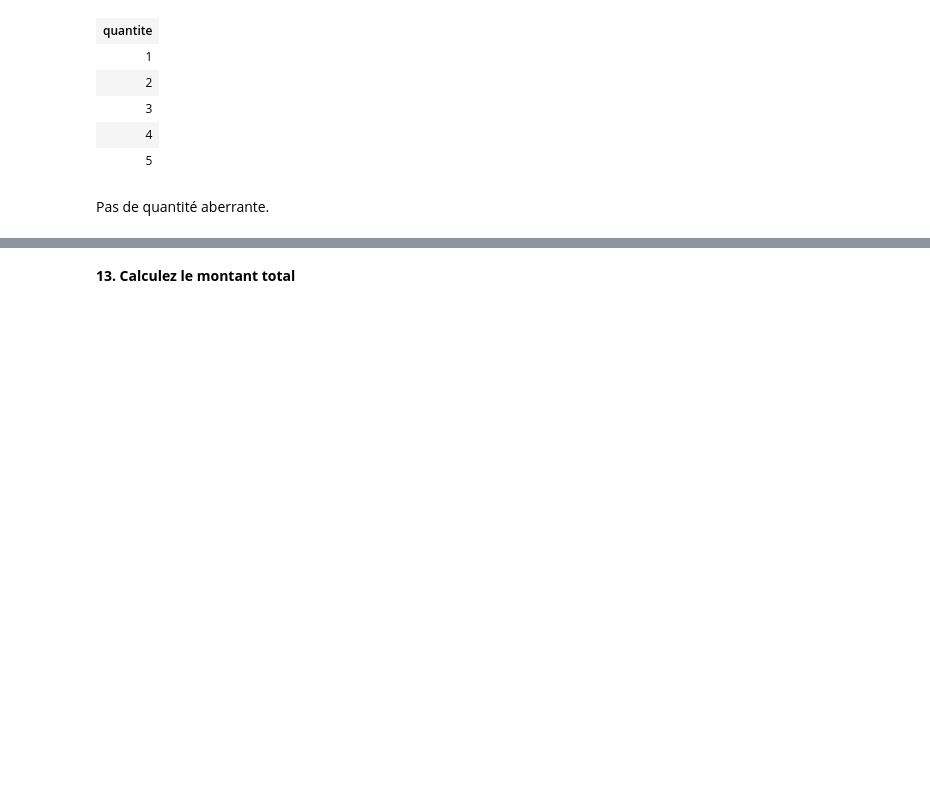
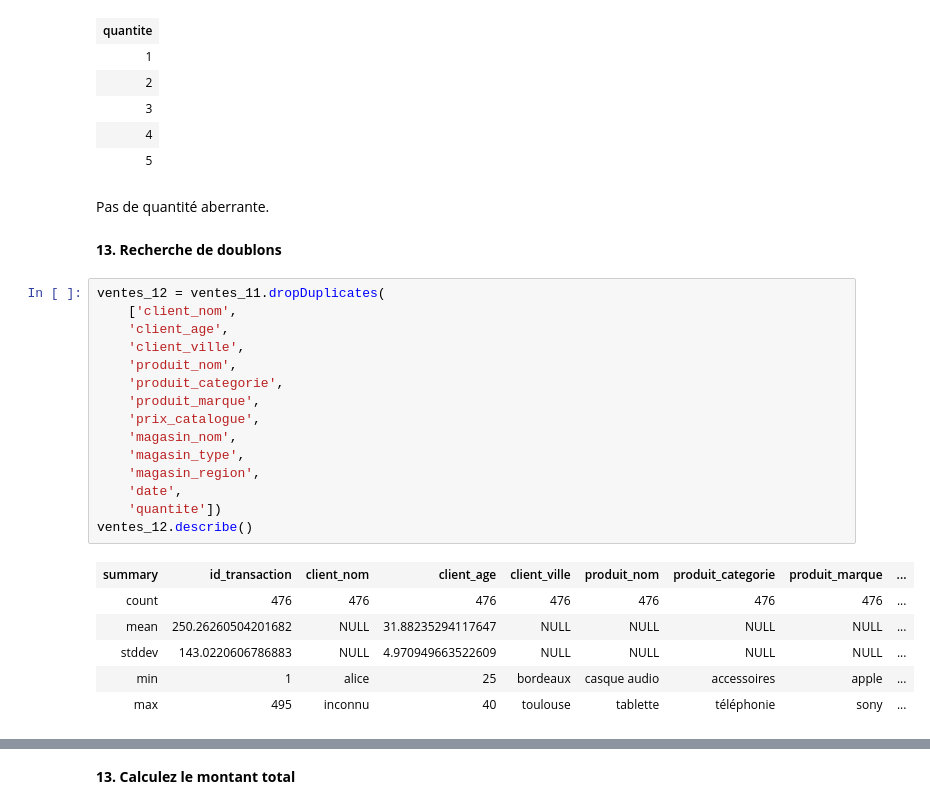
Before and after one commit to cesarGattano/intro_PySpark_DBT, a Jupyter notebook: brief.ipynb, the cells around one changed output, grey strips where cells are left out. Drawn from its saved outputs; the diff is of its cells as text; blank space fills up the shorter version.

```diff
--- a/brief.ipynb
+++ b/brief.ipynb
@@ -495,3 +495,27 @@ ventes_11.select("quantite").distinct().sort("quantite", ascending=True)
 | 5 |
 # %% [markdown]
 Pas de quantité aberrante.
+# %% [markdown]
+**13. Recherche de doublons**
+# %%
+ventes_12 = ventes_11.dropDuplicates(
+    ['client_nom',
+    'client_age',
+    'client_ville',
+    'produit_nom',
+    'produit_categorie',
+    'produit_marque',
+    'prix_catalogue',
+    'magasin_nom',
+    'magasin_type',
+    'magasin_region',
+    'date',
+    'quantite'])
+ventes_12.describe()
+# %% [output]
+| summary | id_transaction | client_nom | client_age | client_ville | produit_nom | produit_categorie | produit_marque | ... |
+| count | 476 | 476 | 476 | 476 | 476 | 476 | 476 | ... |
+| mean | 250.26260504201682 | NULL | 31.88235294117647 | NULL | NULL | NULL | NULL | ... |
+| stddev | 143.0220606786883 | NULL | 4.970949663522609 | NULL | NULL | NULL | NULL | ... |
+| min | 1 | alice | 25 | bordeaux | casque audio | accessoires | apple | ... |
+| max | 495 | inconnu | 40 | toulouse | tablette | téléphonie | sony | ... |
```
Also changed, not shown: parts of 2 cells of this notebook.
